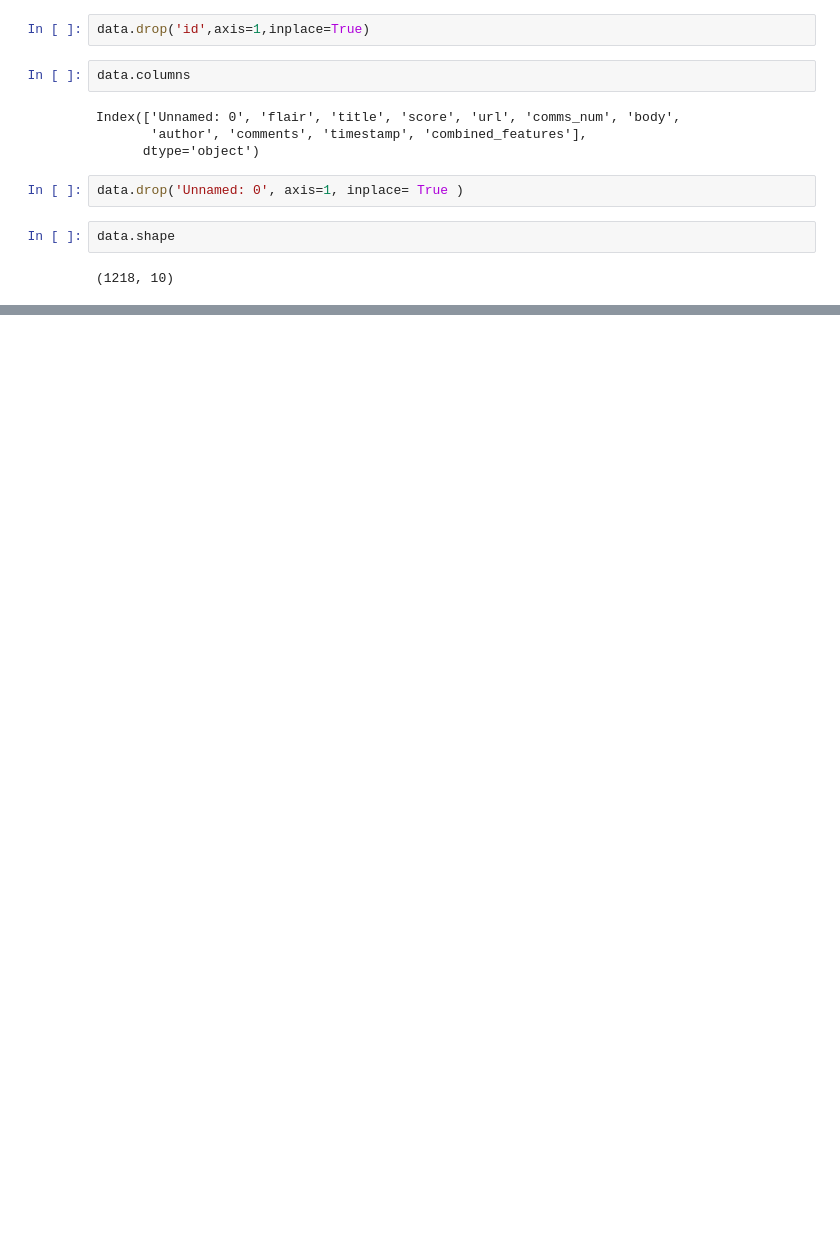
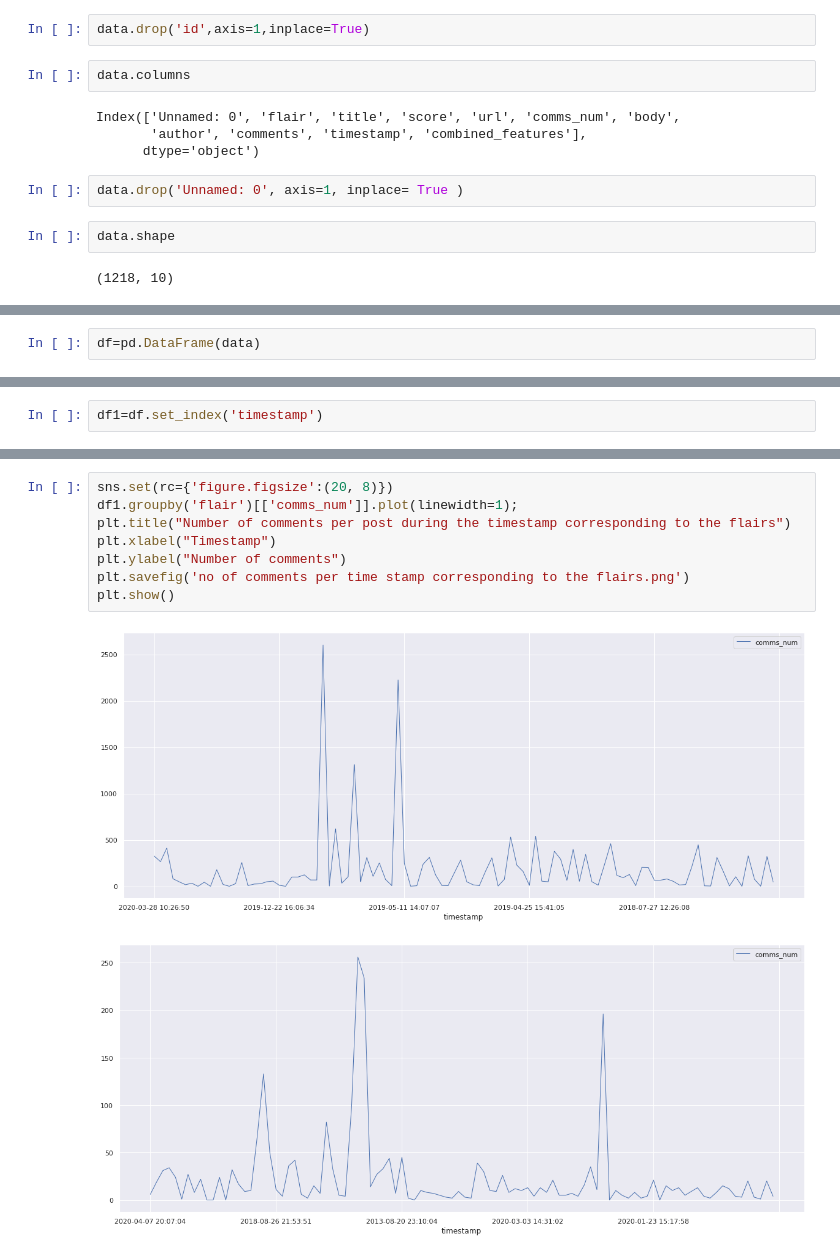
Before and after one commit to abhishek-parashar/Reddit-flair-detection, a Jupyter notebook: experiment_log_for_eda_notebook_2.ipynb, the cells around one changed output, grey strips where cells are left out. Saved outputs shown, nothing was run; the diff lists cells and outputs as text; blank space fills up the shorter version.

```diff
--- a/experiment_log_for_eda_notebook_2.ipynb
+++ b/experiment_log_for_eda_notebook_2.ipynb
@@ -27,0 +48,2 @@ data.shape
+# %%
+df=pd.DataFrame(data)
@@ -27,0 +74,2 @@ data.shape
+# %%
+df1=df.set_index('timestamp')
@@ -27,0 +94,11 @@ data.shape
+# %%
+sns.set(rc={'figure.figsize':(20, 8)})
+df1.groupby('flair')[['comms_num']].plot(linewidth=1);
+plt.title("Number of comments per post during the timestamp corresponding to the flairs")
+plt.xlabel("Timestamp")
+plt.ylabel("Number of comments")
+plt.savefig('no of comments per time stamp corresponding to the flairs.png')
+plt.show()
+# %% [output]
+[figure, added]
+[figure, added]
```
Also changed, not shown: parts of 6 cells of this notebook.
